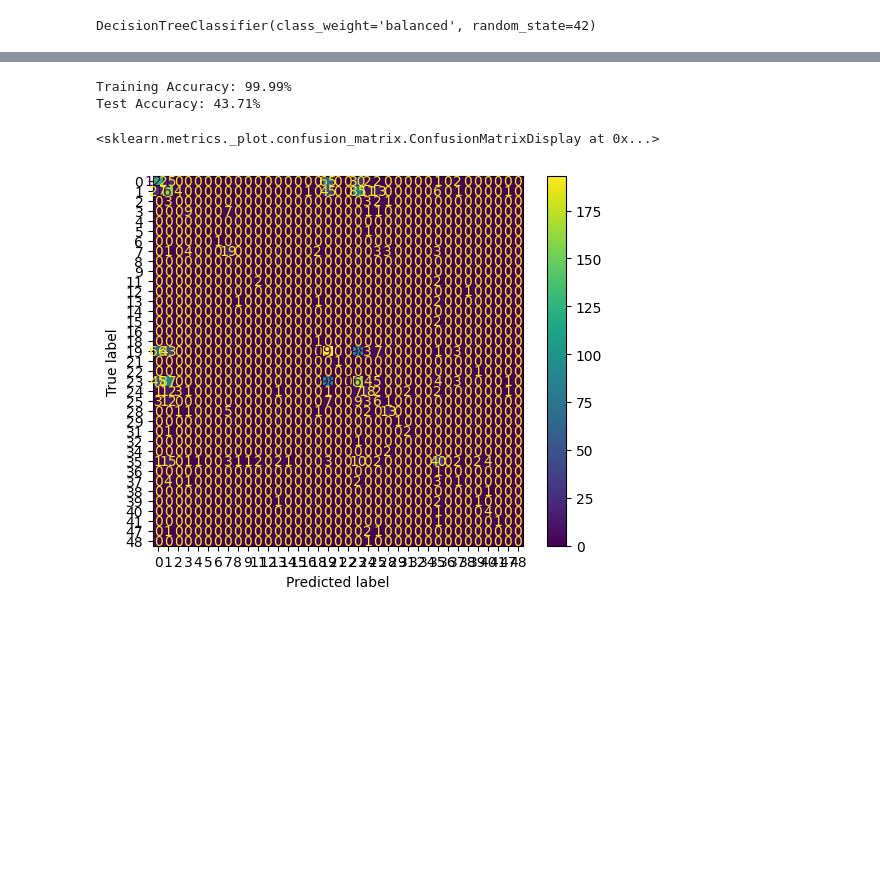
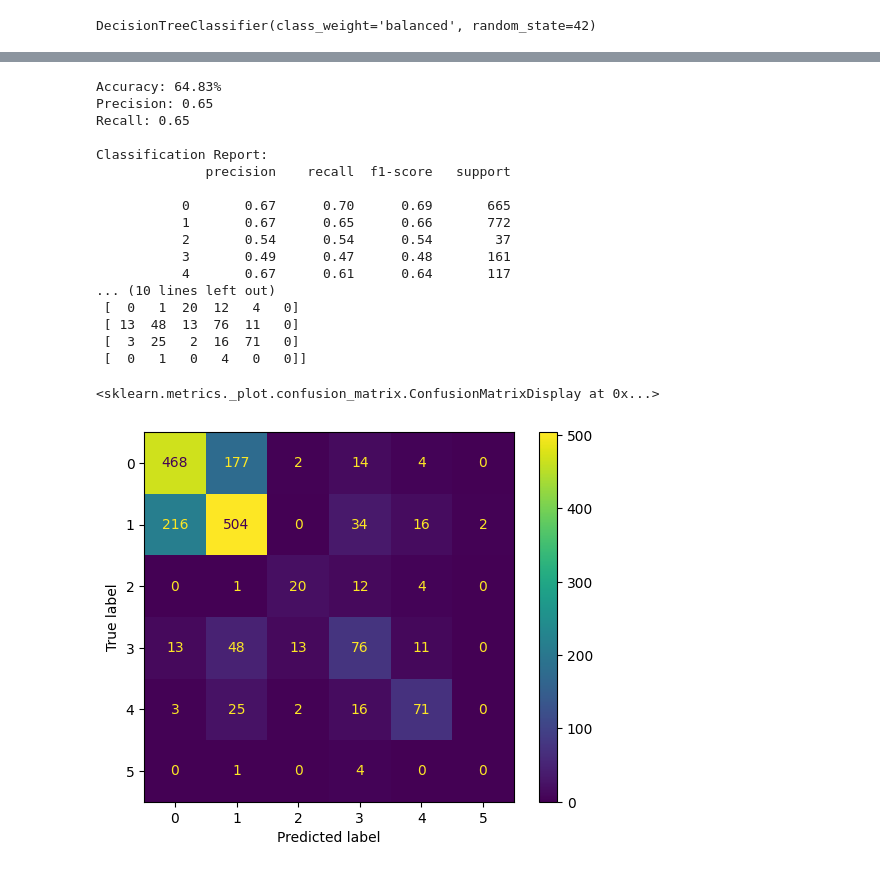
Before and after one commit to serasiya-rahil/genai-skills-accelerator-2025, a Jupyter notebook: 2 Introduction Gen AI/Project - Decision Trees/weather_predictions.ipynb, the cells around one changed output, grey strips where cells are left out. Drawn from its saved outputs; the diff is of its cells as text; code cells hidden in the pictures; blank space fills up the shorter version.

```diff
--- a/2 Introduction Gen AI/Project - Decision Trees/weather_predictions.ipynb
+++ b/2 Introduction Gen AI/Project - Decision Trees/weather_predictions.ipynb
@@ -116,29 +180,48 @@ Testing Accuracy: 43.94%
-# %%
-
-from sklearn.metrics import accuracy_score, ConfusionMatrixDisplay
-X_train, X_test, y_train, y_test = train_test_split(X, y, test_size=0.2, random_state=42)
-
-model = DecisionTreeClassifier(
-    max_depth=None,  # Fully grow the tree
-    min_samples_split=2,
-    min_samples_leaf=1,
-    random_state=42
-)
-
-model.fit(X_train, y_train)
-
-# Evaluation
-train_acc = model.score(X_train, y_train)
-test_acc = model.score(X_test, y_test)
-
-print(f'Training Accuracy: {train_acc * 100:.2f}%')
-print(f'Test Accuracy: {test_acc * 100:.2f}%')
-
-# Confusion Matrix
-y_pred = model.predict(X_test)
-ConfusionMatrixDisplay.from_predictions(y_test, y_pred)
-# %% [output]
-Training Accuracy: 99.99%
-Test Accuracy: 43.71%
-<sklearn.metrics._plot.confusion_matrix.ConfusionMatrixDisplay at 0x...>
-[figure, removed]
+# %%
+from sklearn.metrics import accuracy_score, precision_score, recall_score, classification_report, confusion_matrix, ConfusionMatrixDisplay
+
+# Make predictions on the test set
+y_pred = model.predict(X_test)
+
+# Accuracy
+accuracy = accuracy_score(y_test, y_pred)
+print(f"Accuracy: {accuracy * 100:.2f}%")
+
+# Precision and Recall (weighted for multi-class)
+precision = precision_score(y_test, y_pred, average='weighted')
+recall = recall_score(y_test, y_pred, average='weighted')
+
+print(f"Precision: {precision:.2f}")
+print(f"Recall: {recall:.2f}")
+
+# Classification Report
+print("\nClassification Report:")
+print(classification_report(y_test, y_pred))
+
+# Confusion Matrix
+cm = confusion_matrix(y_test, y_pred)
+print("\nConfusion Matrix:")
+print(cm)
+
+# Display Confusion Matrix visually
+ConfusionMatrixDisplay.from_predictions(y_test, y_pred)
+# %% [output]
+Accuracy: 64.83%
+Precision: 0.65
+Recall: 0.65
+
+Classification Report:
+              precision    recall  f1-score   support
+
+           0       0.67      0.70      0.69       665
+           1       0.67      0.65      0.66       772
+           2       0.54      0.54      0.54        37
+           3       0.49      0.47      0.48       161
+           4       0.67      0.61      0.64       117
+... (10 lines left out)
+ [  0   1  20  12   4   0]
+ [ 13  48  13  76  11   0]
+ [  3  25   2  16  71   0]
+ [  0   1   0   4   0   0]]
+<sklearn.metrics._plot.confusion_matrix.ConfusionMatrixDisplay at 0x...>
+[figure, added]
```
Also changed, not shown: parts of 6 cells of this notebook.
